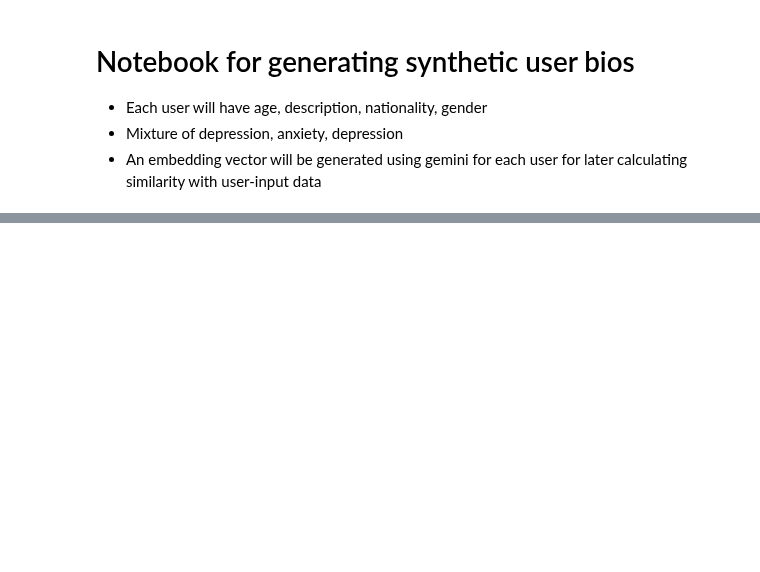
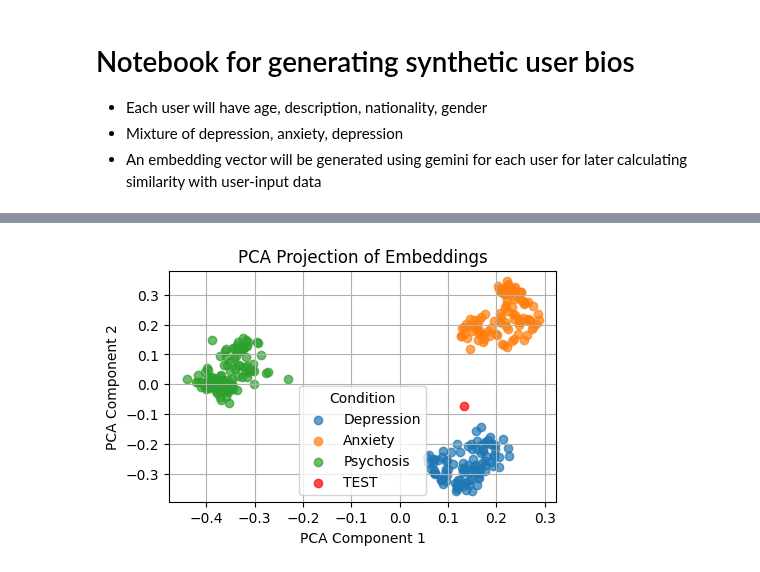
Before and after one commit to LTorrao/RoboSmile_Intervention_OnRender, a Jupyter notebook: Notebooks/dataset_generation.ipynb, the cells around one changed output, grey strips where cells are left out. Cells and saved outputs as stored; diff of their text form; code cells hidden in the pictures; blank space fills up the shorter version.

```diff
--- a/Notebooks/dataset_generation.ipynb
+++ b/Notebooks/dataset_generation.ipynb
@@ -29,7 +36,8 @@ NUM_USERS_PER_CONDITION = 100
 synthetic_users_data = []
 
 for condition in conditions:
-    for user_num in range(NUM_USERS_PER_CONDITION):
+    print(f"Generating data for {condition}")
+    for user_num in tqdm(range(NUM_USERS_PER_CONDITION)):
 
         USERNAME = generate_username(1)[0]
         CONDITION = condition
@@ -65,6 +73,26 @@ for condition in conditions:
             "EMBEDDING": EMBEDDING['embedding']
         })
 
+test_handwritten_bio = r"I'm 25 and struggling with depression with anxiety. \
+                        I'm a college student and would say i'm not coping with it so well.\
+                        I am trying talking therapy currently but not keen on medication."
+
+EMBEDDING = genai.embed_content(model="models/text-embedding-004",
+                            content=test_handwritten_bio)
+
+synthetic_users_data.append({
+            "USERNAME": 'TEST_USER',
+            "CONDITION": 'TEST',
+            "MANAGEMENT_LEVEL": 'TEST',
+            "MANAGEMENT_TYPE": 'TEST',
+            "SEX": 'TEST',
+            "AGE": 'TEST',
+            "EDUCATION": 'TEST',
+            "BIO": test_handwritten_bio,
+            "EMBEDDING": EMBEDDING['embedding']
+        })
+
+
 df = pd.DataFrame(synthetic_users_data)
 
 # Display or save the DataFrame
@@ -72,0 +154,19 @@ df.to_csv(f"Dataset/synthetic_user_data.csv", index=False)
+# %%
+plt.figure(figsize=(5, 3))
+for condition in df['CONDITION'].unique():
+    if condition == 'TEST':
+        subset = df[df['CONDITION'] == condition]
+        plt.scatter(subset['PCA1'], subset['PCA2'], label=condition, c='red', alpha=0.7)
+    else:
+        subset = df[df['CONDITION'] == condition]
+        plt.scatter(subset['PCA1'], subset['PCA2'], label=condition, alpha=0.7)
+
+
+plt.title('PCA Projection of Embeddings')
+plt.xlabel('PCA Component 1')
+plt.ylabel('PCA Component 2')
+plt.legend(title='Condition')
+plt.grid(True)
+plt.show()
+# %% [output]
+[figure, added]
```
Also changed, not shown: parts of 8 cells of this notebook.
